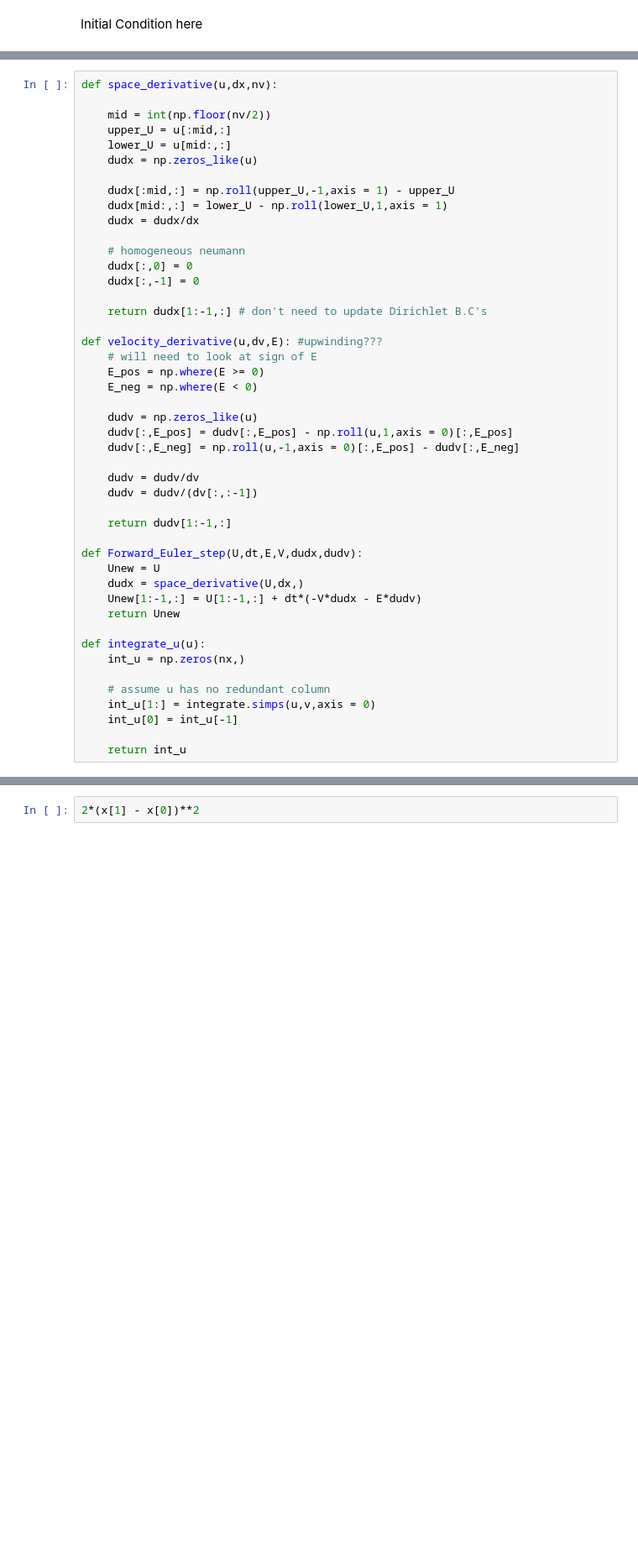
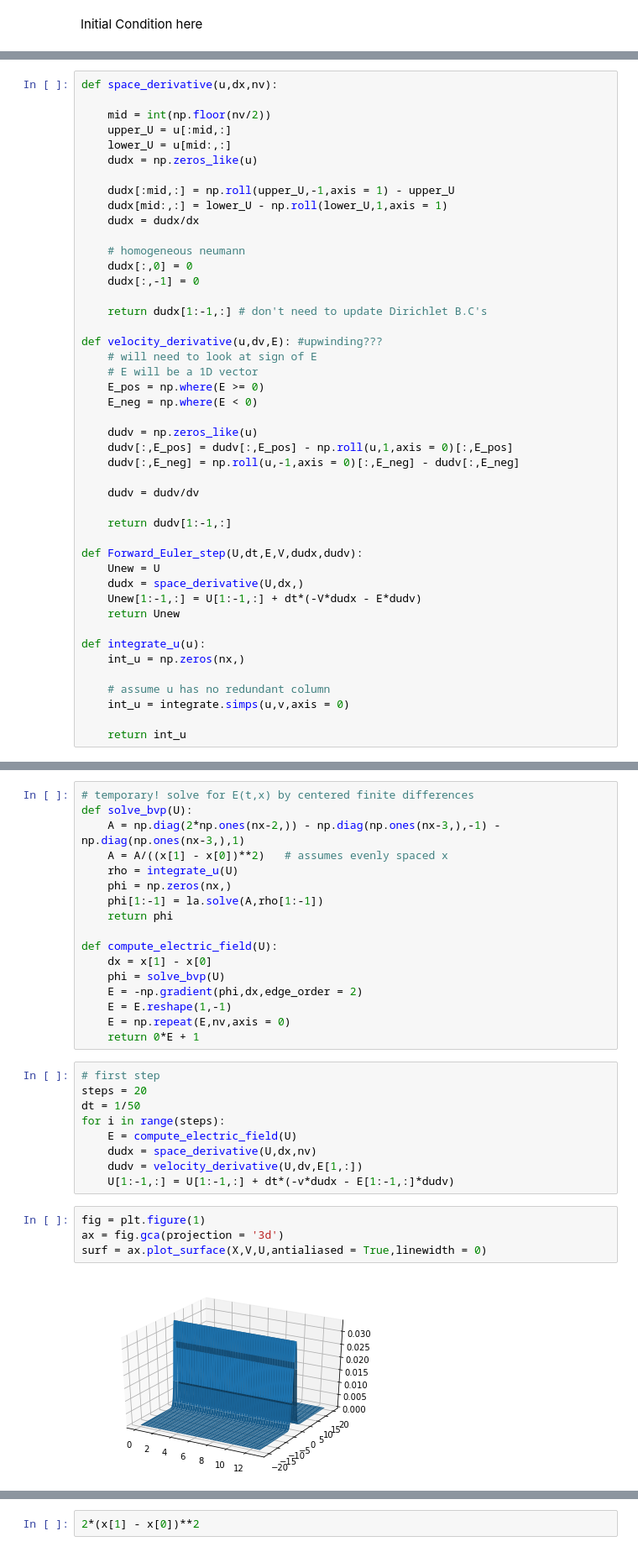
Before and after one commit to sentz2/Vlasov, a Jupyter notebook: Code/FD_Vlasov/Vlasov_with_DG.ipynb, the cells around one changed output, grey strips where cells are left out. Shown at 84% size. Saved outputs shown, nothing was run; the diff lists cells and outputs as text; blank space fills up the shorter version.

```diff
--- a/Code/FD_Vlasov/Vlasov_with_DG.ipynb
+++ b/Code/FD_Vlasov/Vlasov_with_DG.ipynb
@@ -72,15 +109,15 @@ def space_derivative(u,dx,nv):
 
 def velocity_derivative(u,dv,E): #upwinding???
     # will need to look at sign of E
+    # E will be a 1D vector
     E_pos = np.where(E >= 0)
     E_neg = np.where(E < 0)
 
     dudv = np.zeros_like(u)
     dudv[:,E_pos] = dudv[:,E_pos] - np.roll(u,1,axis = 0)[:,E_pos]
-    dudv[:,E_neg] = np.roll(u,-1,axis = 0)[:,E_pos] - dudv[:,E_neg]
+    dudv[:,E_neg] = np.roll(u,-1,axis = 0)[:,E_neg] - dudv[:,E_neg]
 
     dudv = dudv/dv
-    dudv = dudv/(dv[:,:-1])
 
     return dudv[1:-1,:]
 
@@ -94,7 +131,6 @@ def integrate_u(u):
     int_u = np.zeros(nx,)
 
     # assume u has no redundant column
-    int_u[1:] = integrate.simps(u,v,axis = 0)
-    int_u[0] = int_u[-1]
+    int_u = integrate.simps(u,v,axis = 0)
 
     return int_u
@@ -119,0 +137,32 @@ print(2*x[1])
+# %%
+# temporary! solve for E(t,x) by centered finite differences
+def solve_bvp(U):
+    A = np.diag(2*np.ones(nx-2,)) - np.diag(np.ones(nx-3,),-1) - np.diag(np.ones(nx-3,),1)
+    A = A/((x[1] - x[0])**2)   # assumes evenly spaced x
+    rho = integrate_u(U)
+    phi = np.zeros(nx,)
+    phi[1:-1] = la.solve(A,rho[1:-1])
+    return phi
+
+def compute_electric_field(U):
+    dx = x[1] - x[0]
+    phi = solve_bvp(U)
+    E = -np.gradient(phi,dx,edge_order = 2)
+    E = E.reshape(1,-1)
+    E = np.repeat(E,nv,axis = 0)
+    return 0*E + 1
+# %%
+# first step
+steps = 20
+dt = 1/50
+for i in range(steps):
+    E = compute_electric_field(U)
+    dudx = space_derivative(U,dx,nv)
+    dudv = velocity_derivative(U,dv,E[1,:])
+    U[1:-1,:] = U[1:-1,:] + dt*(-v*dudx - E[1:-1,:]*dudv)
+# %%
+fig = plt.figure(1)
+ax = fig.gca(projection = '3d')
+surf = ax.plot_surface(X,V,U,antialiased = True,linewidth = 0)
+# %% [output]
+[figure, added]
```
Also changed, not shown: parts of 13 cells of this notebook.
